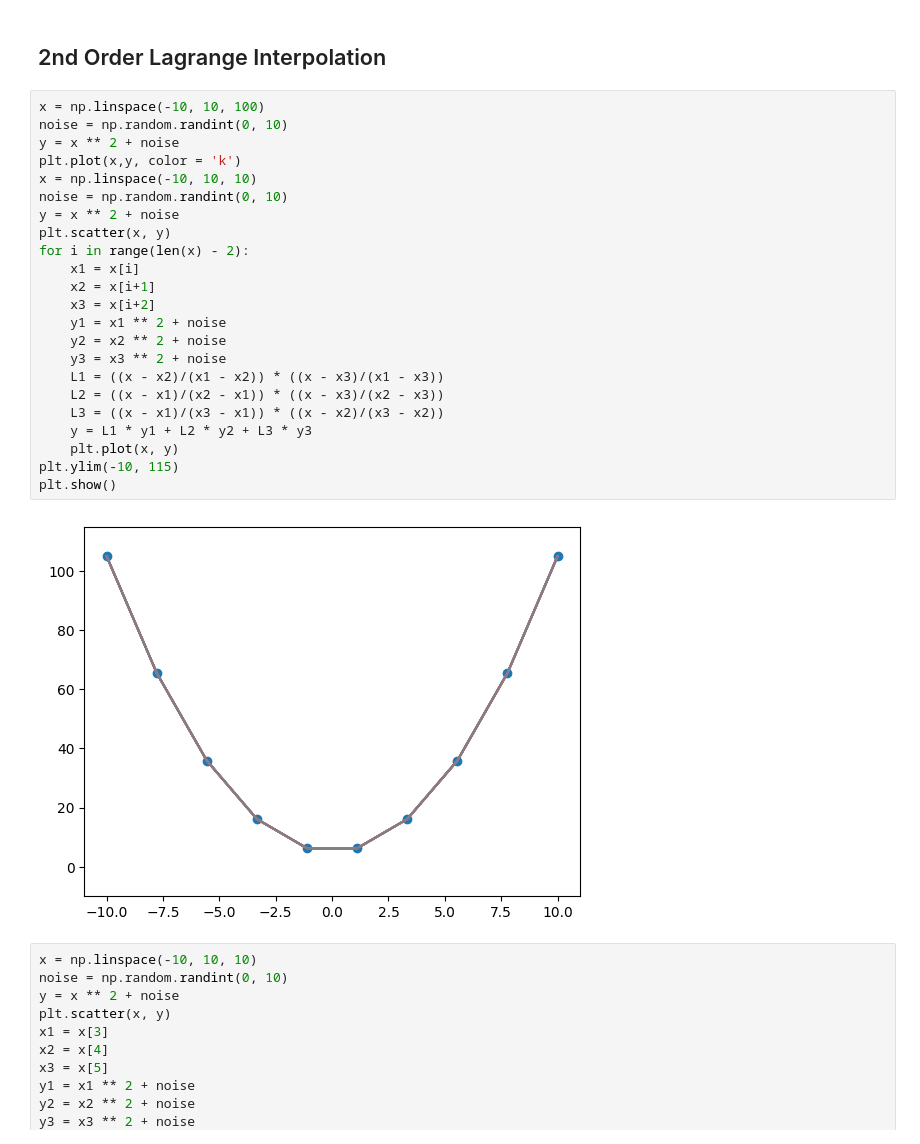
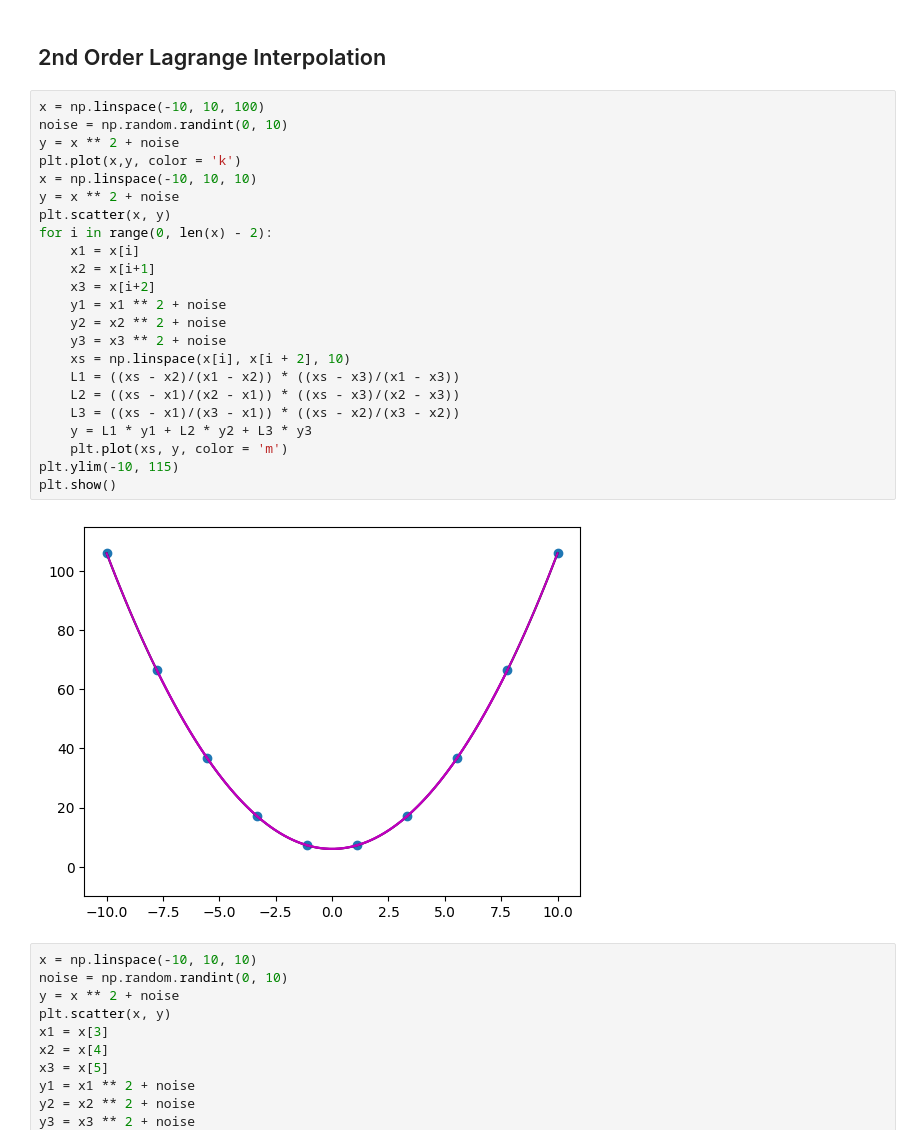
Before and after one commit to FahedAbuShaer/Fahed, a Jupyter notebook: Homework/Chapter 1/Linear and Lagrange.ipynb, the cells around one changed output. Drawn from its saved outputs; the diff is of its cells as text.

```diff
--- a/Homework/Chapter 1/Linear and Lagrange.ipynb
+++ b/Homework/Chapter 1/Linear and Lagrange.ipynb
@@ -50,28 +50,28 @@ plt.show()
 # %%
 x = np.linspace(-10, 10, 100)
 noise = np.random.randint(0, 10)
 y = x ** 2 + noise
 plt.plot(x,y, color = 'k')
 x = np.linspace(-10, 10, 10)
-noise = np.random.randint(0, 10)
 y = x ** 2 + noise
 plt.scatter(x, y)
-for i in range(len(x) - 2):
+for i in range(0, len(x) - 2):
     x1 = x[i]
     x2 = x[i+1]
     x3 = x[i+2]
     y1 = x1 ** 2 + noise
     y2 = x2 ** 2 + noise
     y3 = x3 ** 2 + noise
-    L1 = ((x - x2)/(x1 - x2)) * ((x - x3)/(x1 - x3))
-    L2 = ((x - x1)/(x2 - x1)) * ((x - x3)/(x2 - x3))
-    L3 = ((x - x1)/(x3 - x1)) * ((x - x2)/(x3 - x2))
+    xs = np.linspace(x[i], x[i + 2], 10)
+    L1 = ((xs - x2)/(x1 - x2)) * ((xs - x3)/(x1 - x3))
+    L2 = ((xs - x1)/(x2 - x1)) * ((xs - x3)/(x2 - x3))
+    L3 = ((xs - x1)/(x3 - x1)) * ((xs - x2)/(x3 - x2))
     y = L1 * y1 + L2 * y2 + L3 * y3
-    plt.plot(x, y)
+    plt.plot(xs, y, color = 'm')
 plt.ylim(-10, 115)
 plt.show()
 # %% [output]
-[figure, old version]
+[figure, new version]
 # %%
 x = np.linspace(-10, 10, 10)
 noise = np.random.randint(0, 10)
```
Also changed, not shown: parts of 1 cell of this notebook, 44 other files.
